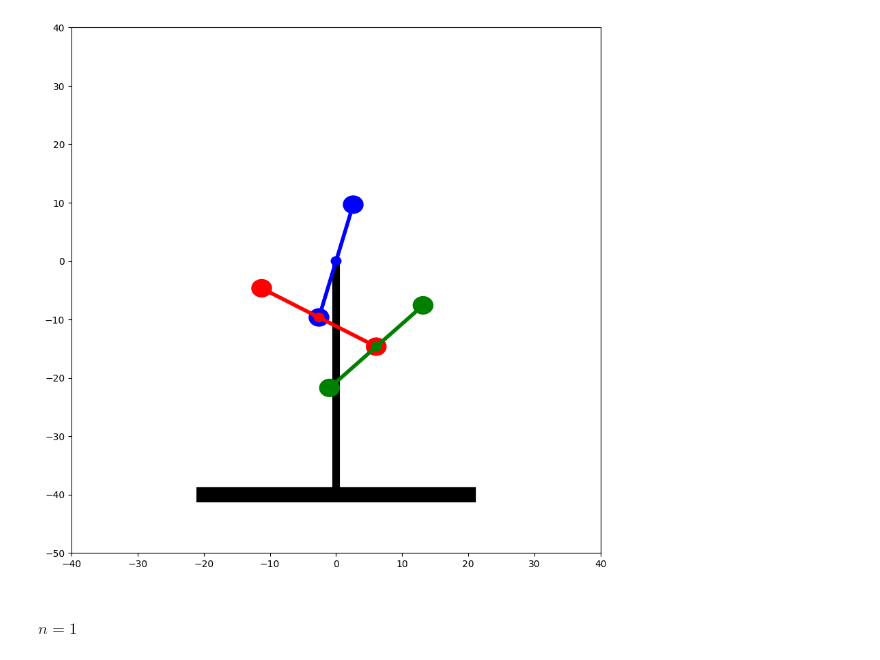
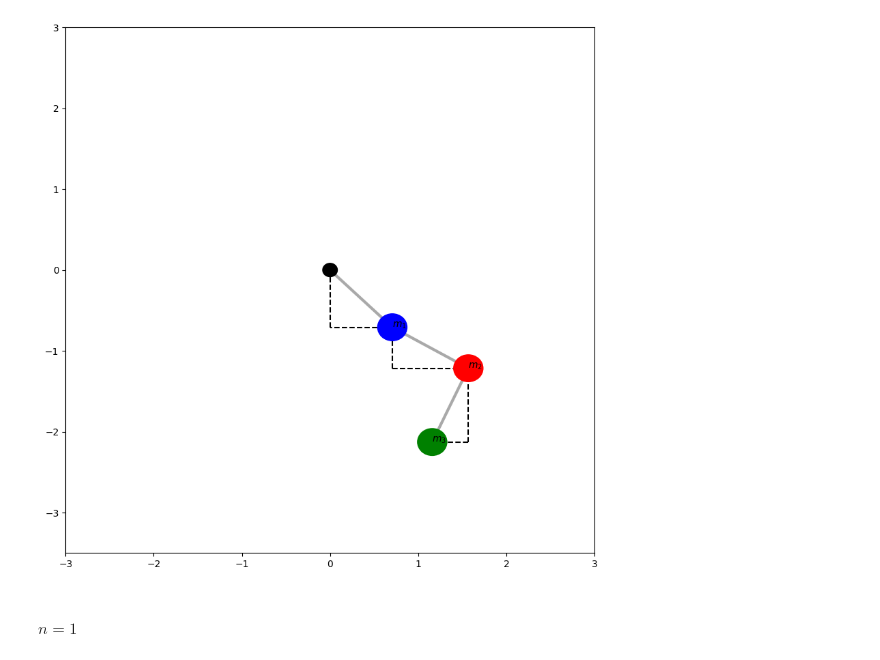
Before and after one commit to ethank5149/PyPendula, a Jupyter notebook: PyPendula.ipynb, the cells around one changed output. Drawn from its saved outputs; the diff is of its cells as text; code cells hidden in the pictures.

```diff
--- a/PyPendula.ipynb
+++ b/PyPendula.ipynb
@@ -12,55 +1,7 @@ fig = show_diagram(3 * np.pi / 4, np.pi / 4, 0, l=30, r_m=4)
-# %%
-import numpy as np
-from matplotlib import pyplot as plt
-from matplotlib.patches import Rectangle, Circle
-
-
-THETA_1 = -15
-THETA_2 =  60
-THETA_3 = -45
-L = 20
-ROD_RADIUS = 0.5
-MASS_RADIUS = 1.5
-
-fig, ax = plt.subplots(figsize=(10, 10))
-ax.set_xlim([-2 * L, 2 * L])
-ax.set_ylim([-2.5 * L, 2 * L])
-
-xy_base_bottom       = [                                                           0,                                                       -2 * L]
-xy_base_bottom_left  = [                                                          -L,                                                       -2 * L]
-xy_base_bottom_right = [                                                           L,                                                       -2 * L]
-xy_pendula_1_top     = [                       - L * np.sin(np.deg2rad(THETA_1)) / 2,                          L * np.cos(np.deg2rad(THETA_1)) / 2]
-xy_pendula_1_bottom  = [                         L * np.sin(np.deg2rad(THETA_1)) / 2,                        - L * np.cos(np.deg2rad(THETA_1)) / 2]
-xy_pendula_2_top     = [xy_pendula_1_bottom[0] - L * np.sin(np.deg2rad(THETA_2)) / 2, xy_pendula_1_bottom[1] + L * np.cos(np.deg2rad(THETA_2)) / 2]
-xy_pendula_2_bottom  = [xy_pendula_1_bottom[0] + L * np.sin(np.deg2rad(THETA_2)) / 2, xy_pendula_1_bottom[1] - L * np.cos(np.deg2rad(THETA_2)) / 2]
-xy_pendula_3_top     = [xy_pendula_2_bottom[0] - L * np.sin(np.deg2rad(THETA_3)) / 2, xy_pendula_2_bottom[1] + L * np.cos(np.deg2rad(THETA_3)) / 2]
-xy_pendula_3_bottom  = [xy_pendula_2_bottom[0] + L * np.sin(np.deg2rad(THETA_3)) / 2, xy_pendula_2_bottom[1] - L * np.cos(np.deg2rad(THETA_3)) / 2]
-
-# Support
-ax.vlines(xy_base_bottom[0], xy_base_bottom[0], xy_base_bottom[1], lw=8, colors='black', zorder=1)
-ax.plot([xy_base_bottom_left[0], xy_base_bottom_right[0]], [xy_base_bottom_left[1], xy_base_bottom_right[1]], lw=16, color='black', zorder=1)
-
-# Rods
-ax.plot([xy_pendula_1_top[0], xy_pendula_1_bottom[0]], [xy_pendula_1_top[1], xy_pendula_1_bottom[1]], lw=4, color='blue',  zorder=2)
-ax.plot([xy_pendula_2_top[0], xy_pendula_2_bottom[0]], [xy_pendula_2_top[1], xy_pendula_2_bottom[1]], lw=4, color='red',   zorder=3)
-ax.plot([xy_pendula_3_top[0], xy_pendula_3_bottom[0]], [xy_pendula_3_top[1], xy_pendula_3_bottom[1]], lw=4, color='green', zorder=4)
-
-# Masses
-ax.add_patch(Circle(xy_pendula_1_top,    radius=MASS_RADIUS, color='blue',  zorder=2))
-ax.add_patch(Circle(xy_pendula_1_bottom, radius=MASS_RADIUS, color='blue',  zorder=2))
-ax.add_patch(Circle(xy_pendula_2_top,    radius=MASS_RADIUS, color='red',   zorder=3))
-ax.add_patch(Circle(xy_pendula_2_bottom, radius=MASS_RADIUS, color='red',   zorder=3))
-ax.add_patch(Circle(xy_pendula_3_top,    radius=MASS_RADIUS, color='green', zorder=4))
-ax.add_patch(Circle(xy_pendula_3_bottom, radius=MASS_RADIUS, color='green', zorder=4))
-
-# Pins
-ax.add_patch(Circle(             [0, 0], radius=MASS_RADIUS/2, color='blue',  zorder=2))
-ax.add_patch(Circle(xy_pendula_1_bottom, radius=MASS_RADIUS/2, color='red',   zorder=3))
-ax.add_patch(Circle(xy_pendula_2_bottom, radius=MASS_RADIUS/2, color='green', zorder=4))
-
-# plt.grid()
-plt.show()
-# %% [output]
-[figure, removed]
 # %%
 from pypendula import PyPendula
+# %%
+pendula = PyPendula()
+fig = pendula.show_diagram()
+# %% [output]
+[figure, added]
```
Also changed, not shown: parts of 12 cells of this notebook, 2 other files.
